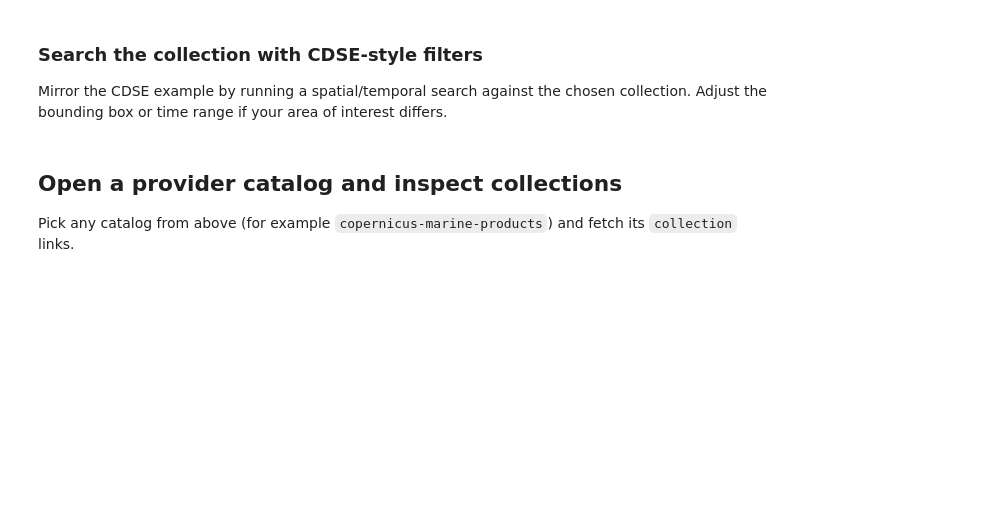
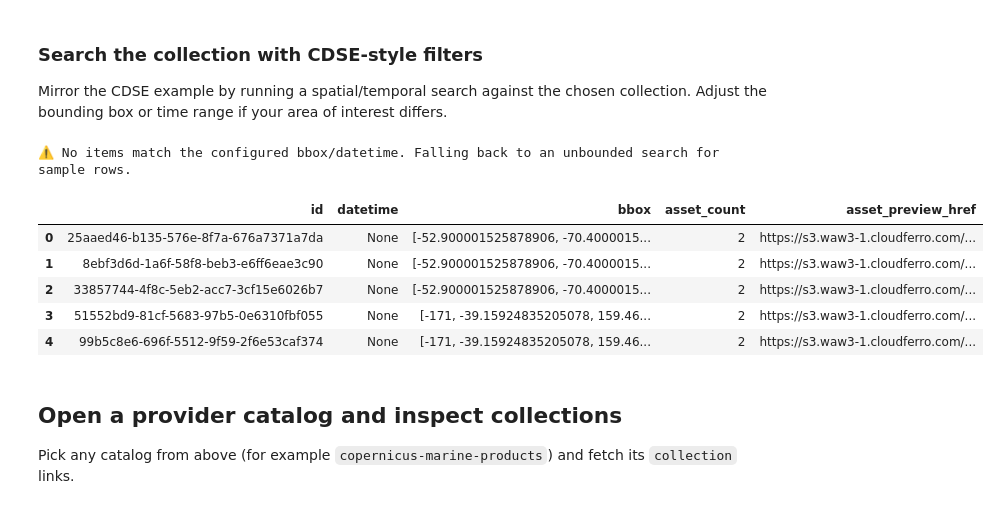
Before and after one commit to DTSchroeder/Edito-Playground, a Jupyter notebook: notebooks/03_stac_client_walkthrough.ipynb, the cells around one changed output. Cells and saved outputs as stored; diff of their text form; code cells hidden in the pictures; blank space fills up the shorter version.

```diff
--- a/notebooks/03_stac_client_walkthrough.ipynb
+++ b/notebooks/03_stac_client_walkthrough.ipynb
@@ -271,34 +272,59 @@ ValueError: Collection SENTINEL1_EW_GRDM_1SDH not found in the cached catalog li
 ### Search the collection with CDSE-style filters
 Mirror the CDSE example by running a spatial/temporal search against the chosen collection. Adjust the bounding box or time range if your area of interest differs.
 # %%
-COLLECTION_SEARCH_BBOX = [-10.0, 50.0, 5.0, 60.0]
-COLLECTION_SEARCH_DATETIME = "2024-01-01/2024-01-10"
-COLLECTION_SEARCH_LIMIT = 5
+COLLECTION_SEARCH_BBOX = json.loads(
+    os.getenv("EDITO_COLLECTION_SEARCH_BBOX", "[-180.0, -90.0, 180.0, 90.0]")
+)
+COLLECTION_SEARCH_DATETIME = os.getenv(
+    "EDITO_COLLECTION_SEARCH_DATETIME", "2024-01-01/2024-12-31"
+)
+COLLECTION_SEARCH_LIMIT = int(os.getenv("EDITO_COLLECTION_SEARCH_LIMIT", "5"))
 
 specific_search = client.search(
     collections=[SPECIFIC_COLLECTION_ID],
     bbox=COLLECTION_SEARCH_BBOX,
     datetime=COLLECTION_SEARCH_DATETIME,
     max_items=COLLECTION_SEARCH_LIMIT,
 )
 specific_items = list(specific_search.get_items())
 if not specific_items:
-    raise ValueError(
-        "No items returned for the specified collection/bbox/datetime; adjust the filters and retry."
+    print(
+        "⚠️ No items match the configured bbox/datetime. "
+        "Falling back to an unbounded search for sample rows."
     )
+    fallback_search = client.search(
+        collections=[SPECIFIC_COLLECTION_ID], max_items=COLLECTION_SEARCH_LIMIT
+    )
+    specific_items = list(fallback_search.get_items())
+    if not specific_items:
+        raise ValueError(
+            "Collection appears empty; double-check your authorization or try again later."
+        )
 
 specific_item_rows: List[Dict] = []
 for item in specific_items:
     props = item.to_dict().get("properties", {})
+    first_asset_href = None
+    if item.assets:
+        first_asset_href = next(iter(item.assets.values())).href
     specific_item_rows.append(
         {
             "id": item.id,
             "datetime": props.get("datetime"),
             "bbox": item.bbox,
             "asset_count": len(item.assets or {}),
+            "asset_preview_href": first_asset_href,
         }
     )
 pd.DataFrame(specific_item_rows)
+# %% [output]
+⚠️ No items match the configured bbox/datetime. Falling back to an unbounded search for sample rows.
+|  | id | datetime | bbox | asset_count | asset_preview_href |
+| 0 | 25aaed46-b135-576e-8f7a-676a7371a7da | None | [-52.900001525878906, -70.4000015... | 2 | https://s3.waw3-1.cloudferro.com/... |
+| 1 | 8ebf3d6d-1a6f-58f8-beb3-e6ff6eae3c90 | None | [-52.900001525878906, -70.4000015... | 2 | https://s3.waw3-1.cloudferro.com/... |
+| 2 | 33857744-4f8c-5eb2-acc7-3cf15e6026b7 | None | [-52.900001525878906, -70.4000015... | 2 | https://s3.waw3-1.cloudferro.com/... |
+| 3 | 51552bd9-81cf-5683-97b5-0e6310fbf055 | None | [-171, -39.15924835205078, 159.46... | 2 | https://s3.waw3-1.cloudferro.com/... |
+| 4 | 99b5c8e6-696f-5512-9f59-2f6e53caf374 | None | [-171, -39.15924835205078, 159.46... | 2 | https://s3.waw3-1.cloudferro.com/... |
 # %% [markdown]
 ## Open a provider catalog and inspect collections
 Pick any catalog from above (for example `copernicus-marine-products`) and fetch its `collection` links.
```
Also changed, not shown: parts of 3 cells of this notebook.
